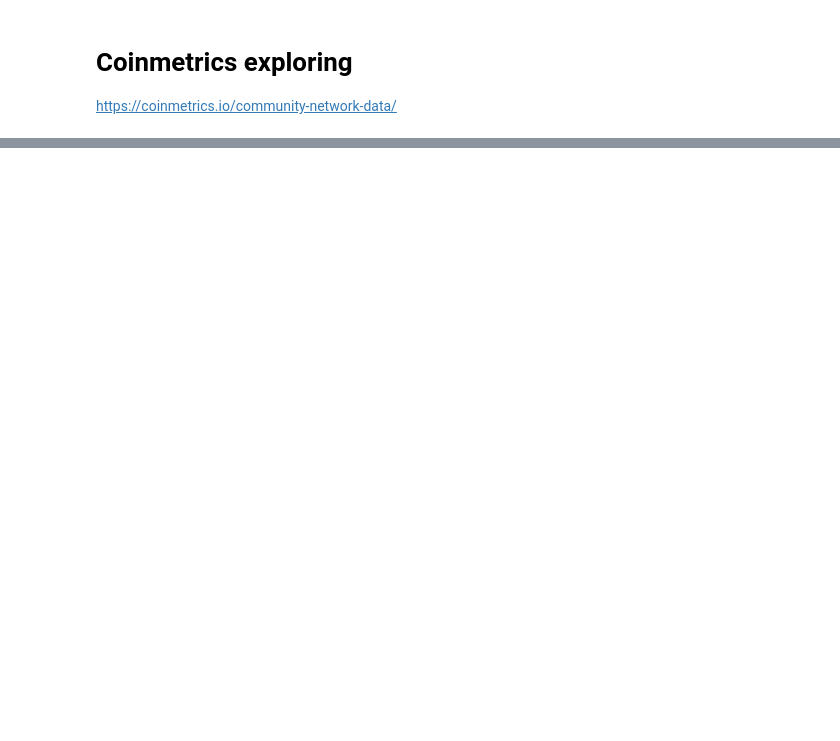
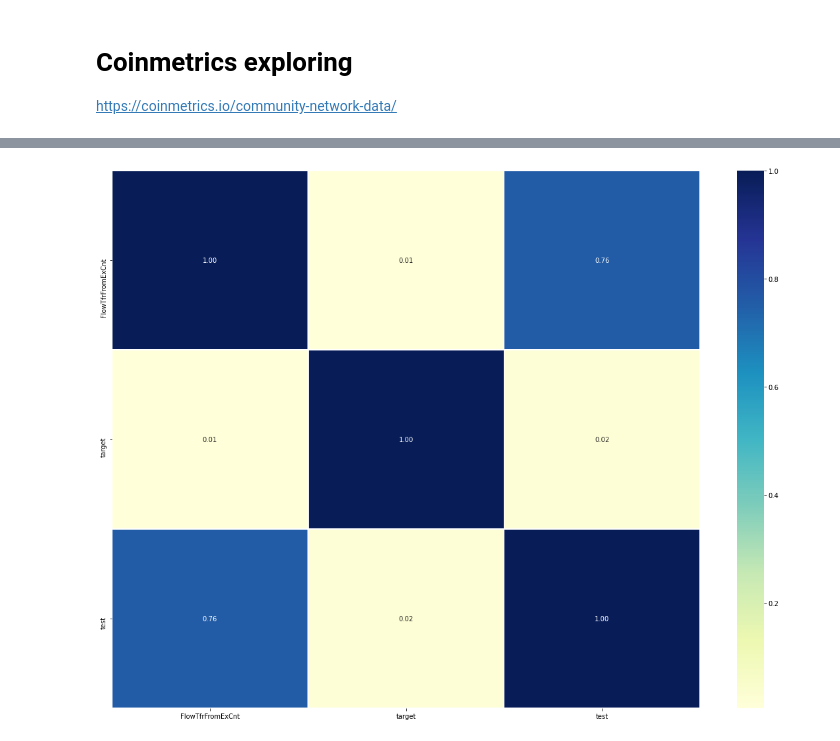
Before and after one commit to sunnymnie/bitcoin-printer, a Jupyter notebook: analysis-features/coinmetrics.ipynb, the cells around one changed output, grey strips where cells are left out. Cells and saved outputs as stored; diff of their text form; code cells hidden in the pictures; blank space fills up the shorter version.

```diff
--- a/analysis-features/coinmetrics.ipynb
+++ b/analysis-features/coinmetrics.ipynb
@@ -30,0 +140,17 @@ d = df[-1384:]
+# %%
+columns = [
+ 'FlowTfrFromExCnt',
+ 'target']
+# %%
+d = df[columns].copy()
+d["test"] = list(map(lambda x: uf.log_abs(x), df.FlowTfrFromExCnt))
+# %%
+corr_matrix = d.corr()
+fig, ax = plt.subplots(figsize=(20, 15))
+ax = sns.heatmap(corr_matrix,
+                 annot=True,
+                 linewidths=0.5,
+                 fmt=".2f",
+                 cmap="YlGnBu")
+# %% [output]
+[figure, added]
```
Also changed, not shown: parts of 19 cells of this notebook, 6 other files.
